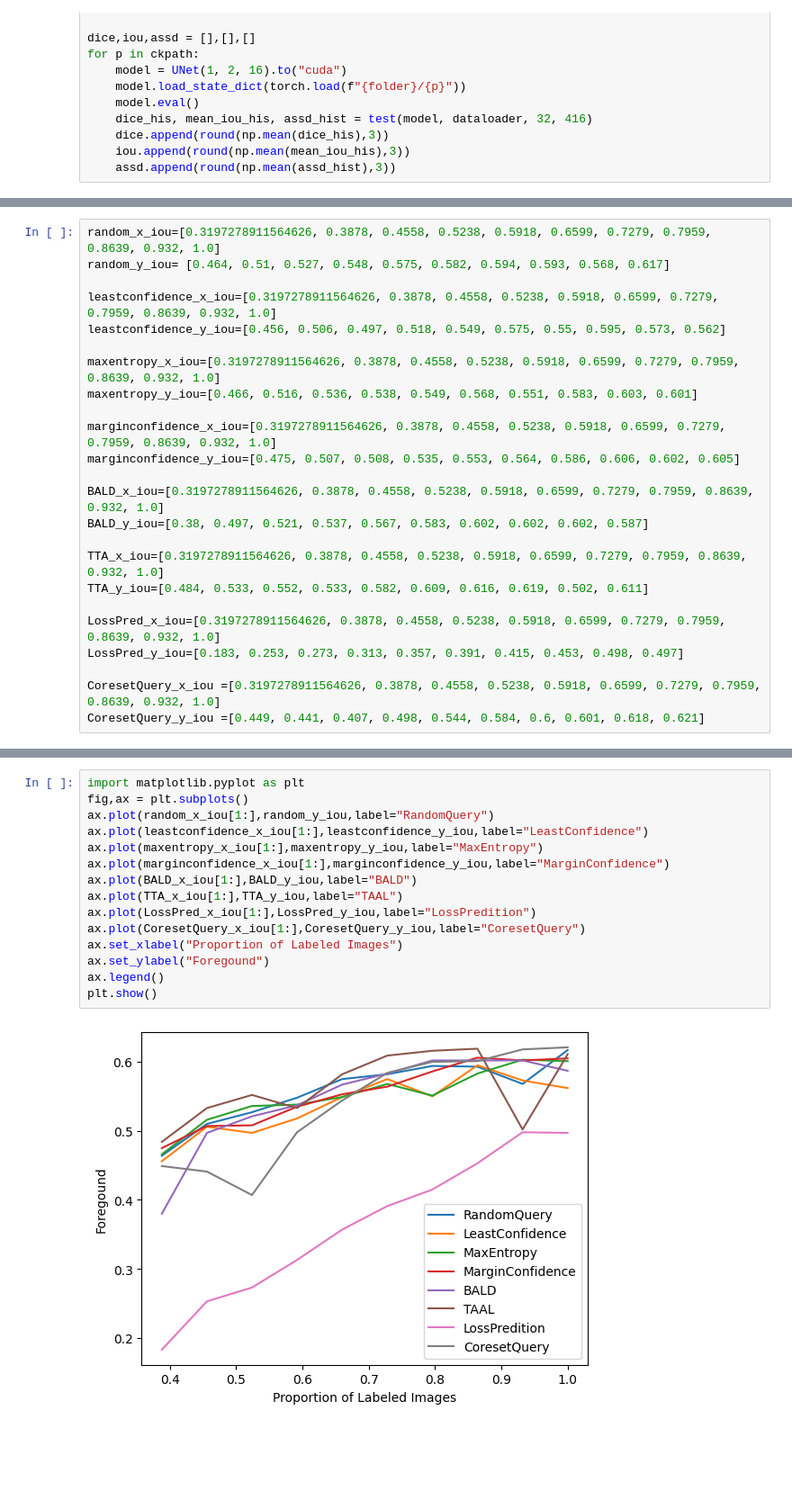
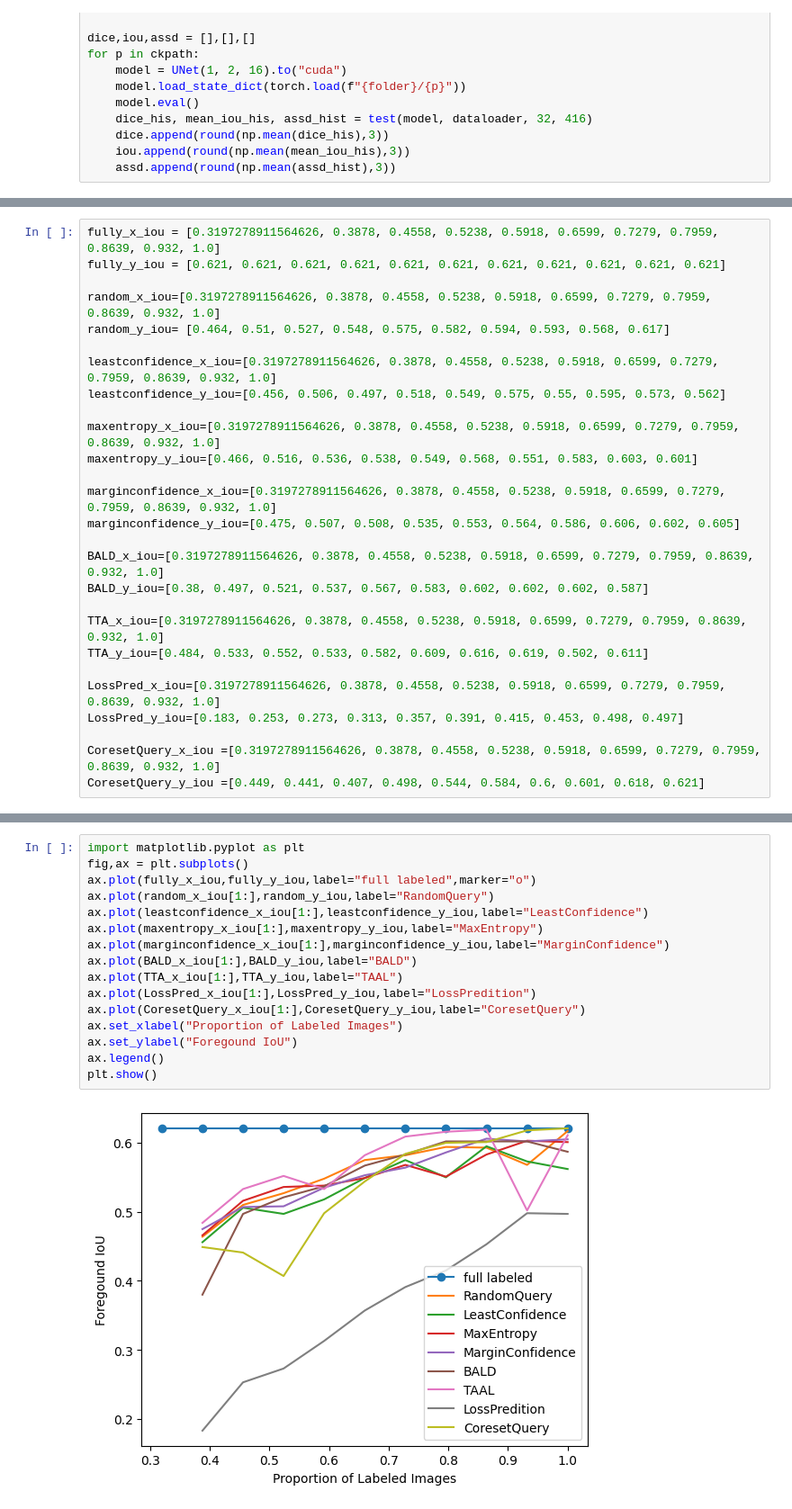
Before and after one commit to yeyeyeping/ALSph2d, a Jupyter notebook: test.ipynb, the cells around one changed output, grey strips where cells are left out. Shown: that part at 90% size. Drawn from its saved outputs; the diff is of its cells as text; blank space fills up the shorter version.

```diff
--- a/test.ipynb
+++ b/test.ipynb
@@ -651,6 +655,9 @@ LossPred_y = [0.282, 0.359, 0.39, 0.434, 0.481, 0.518, 0.545, 0.587, 0.63, 0.622
 CoresetQuery_x = [0.3197278911564626, 0.3878, 0.4558, 0.5238, 0.5918, 0.6599, 0.7279, 0.7959, 0.8639, 0.932, 1.0]
 CoresetQuery_y = [0.578, 0.562, 0.531, 0.626, 0.676, 0.71, 0.721, 0.718, 0.738, 0.741]
 # %%
+fully_x_iou = [0.3197278911564626, 0.3878, 0.4558, 0.5238, 0.5918, 0.6599, 0.7279, 0.7959, 0.8639, 0.932, 1.0]
+fully_y_iou = [0.621, 0.621, 0.621, 0.621, 0.621, 0.621, 0.621, 0.621, 0.621, 0.621, 0.621]
+
 random_x_iou=[0.3197278911564626, 0.3878, 0.4558, 0.5238, 0.5918, 0.6599, 0.7279, 0.7959, 0.8639, 0.932, 1.0]
 random_y_iou= [0.464, 0.51, 0.527, 0.548, 0.575, 0.582, 0.594, 0.593, 0.568, 0.617]
 
@@ -718,20 +729,21 @@ plt.show()
 # %%
 import matplotlib.pyplot as plt
 fig,ax = plt.subplots()
+ax.plot(fully_x_iou,fully_y_iou,label="full labeled",marker="o")
 ax.plot(random_x_iou[1:],random_y_iou,label="RandomQuery")
 ax.plot(leastconfidence_x_iou[1:],leastconfidence_y_iou,label="LeastConfidence")
 ax.plot(maxentropy_x_iou[1:],maxentropy_y_iou,label="MaxEntropy")
 ax.plot(marginconfidence_x_iou[1:],marginconfidence_y_iou,label="MarginConfidence")
 ax.plot(BALD_x_iou[1:],BALD_y_iou,label="BALD")
 ax.plot(TTA_x_iou[1:],TTA_y_iou,label="TAAL")
 ax.plot(LossPred_x_iou[1:],LossPred_y_iou,label="LossPredition")
 ax.plot(CoresetQuery_x_iou[1:],CoresetQuery_y_iou,label="CoresetQuery")
 ax.set_xlabel("Proportion of Labeled Images")
-ax.set_ylabel("Foregound")
+ax.set_ylabel("Foregound IoU")
 ax.legend()
 plt.show()
 # %% [output]
-[figure, old version]
+[figure, new version]
 # %%
 import matplotlib.pyplot as plt
 fig,ax = plt.subplots()
```
Also changed, not shown: parts of 19 cells of this notebook, 1 other file.
